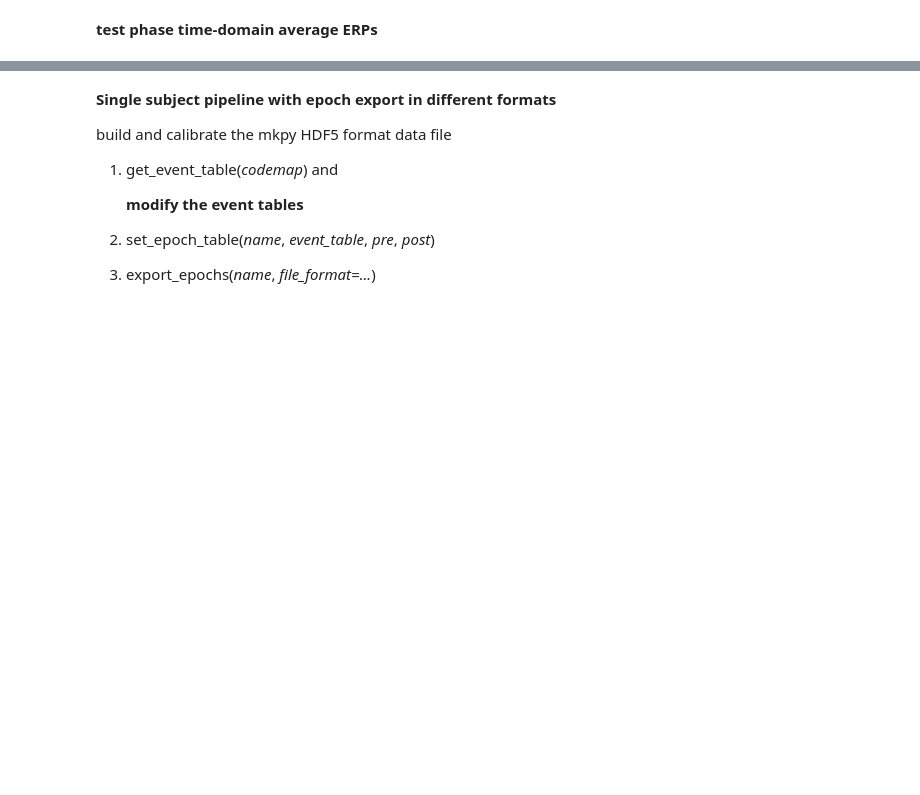
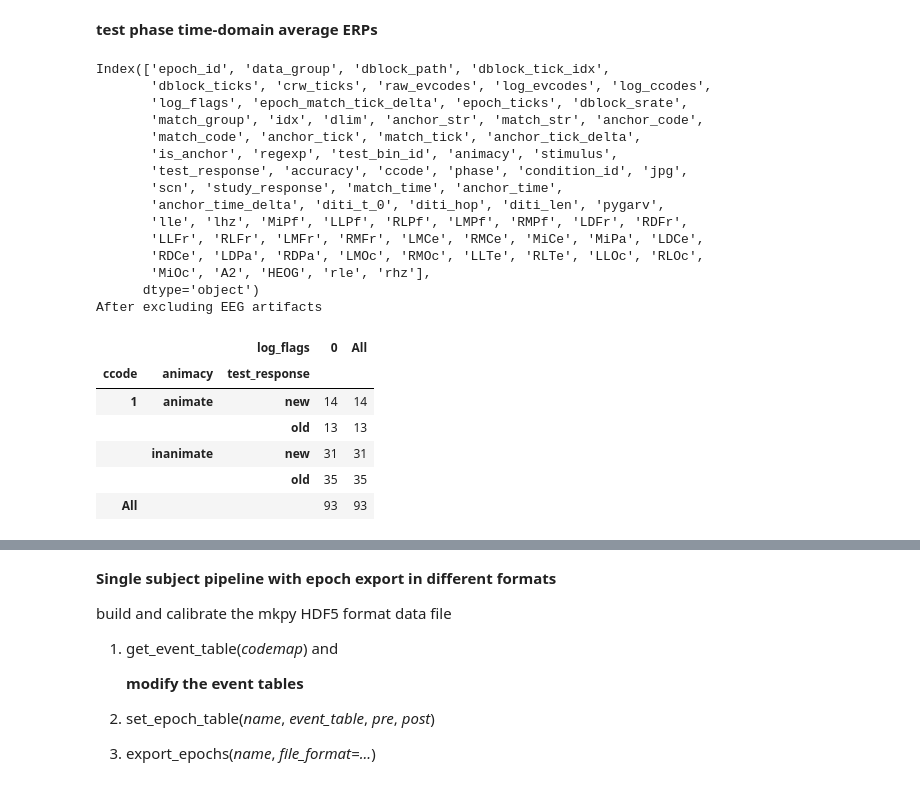
Before and after one commit to turbach/mkpy_data_examples, a Jupyter notebook: docs/source/pm.ipynb, the cells around one changed output, grey strips where cells are left out. Drawn from its saved outputs; the diff is of its cells as text; code cells hidden in the pictures; blank space fills up the shorter version.

```diff
--- a/docs/source/pm.ipynb
+++ b/docs/source/pm.ipynb
@@ -813,35 +822,58 @@ AttributeError: 'NoneType' object has no attribute 'groupby'
 **test phase time-domain average ERPs**
 # %%
 # load and sanitize epoch_id for pandas index
-pm_test_epochs = pd.read_hdf(MDE_HOME / "data/sub000pm.test_ms1500.epochs.pdh5", key = "test_ms1500")
+pm_test_epochs = pd.read_feather(MDE_HOME / "data/sub000pm.test_ms1500.epochs.feather")
 pm_test_epochs['epoch_id'] = pm_test_epochs['epoch_id'].astype('int')
 print(pm_test_epochs.columns)
 
 # drop EEG epochs tagged as bad
 pm_test_epochs = epf.drop_bad_epochs(
     pm_test_epochs,
     bads_column="log_flags",
     epoch_id="epoch_id",
     time="match_time"
 )
 
 # check the good event counts after dropping artifacts
 pm_test_good_events = pm_test_epochs.query("match_time == 0")
 
 print("After excluding EEG artifacts")
 display(
     pd.crosstab(
         [
             pm_test_good_events.ccode,
             pm_test_good_events.animacy,
             pm_test_good_events.test_response,
         ],
         [
             pm_test_good_events.log_flags
         ],
         margins=True
     )
 )
+# %% [output]
+Index(['epoch_id', 'data_group', 'dblock_path', 'dblock_tick_idx',
+       'dblock_ticks', 'crw_ticks', 'raw_evcodes', 'log_evcodes', 'log_ccodes',
+       'log_flags', 'epoch_match_tick_delta', 'epoch_ticks', 'dblock_srate',
+       'match_group', 'idx', 'dlim', 'anchor_str', 'match_str', 'anchor_code',
+       'match_code', 'anchor_tick', 'match_tick', 'anchor_tick_delta',
+       'is_anchor', 'regexp', 'test_bin_id', 'animacy', 'stimulus',
+       'test_response', 'accuracy', 'ccode', 'phase', 'condition_id', 'jpg',
+       'scn', 'study_response', 'match_time', 'anchor_time',
+       'anchor_time_delta', 'diti_t_0', 'diti_hop', 'diti_len', 'pygarv',
+       'lle', 'lhz', 'MiPf', 'LLPf', 'RLPf', 'LMPf', 'RMPf', 'LDFr', 'RDFr',
+       'LLFr', 'RLFr', 'LMFr', 'RMFr', 'LMCe', 'RMCe', 'MiCe', 'MiPa', 'LDCe',
+       'RDCe', 'LDPa', 'RDPa', 'LMOc', 'RMOc', 'LLTe', 'RLTe', 'LLOc', 'RLOc',
+       'MiOc', 'A2', 'HEOG', 'rle', 'rhz'],
+      dtype='object')
+After excluding EEG artifacts
+|  |  | log_flags | 0 | All |
+| ccode | animacy | test_response |  |  |
+| 1 | animate | new | 14 | 14 |
+|  |  | old | 13 | 13 |
+|  | inanimate | new | 31 | 31 |
+|  |  | old | 35 | 35 |
+| All |  |  | 93 | 93 |
 # %%
 # for illustration ...
 midline = ["MiPf", "MiCe", "MiPa", "MiOc"]
```
Also changed, not shown: parts of 10 cells of this notebook, 5 other files.
